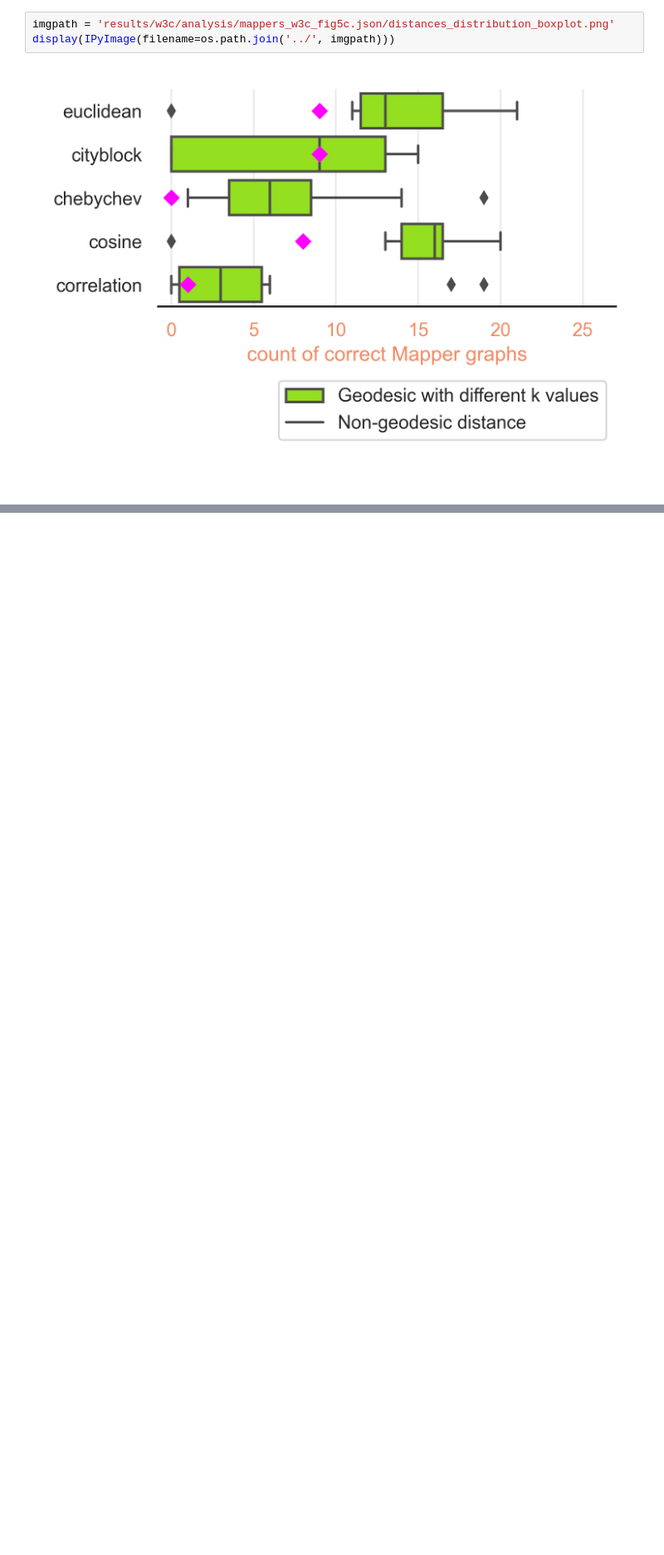
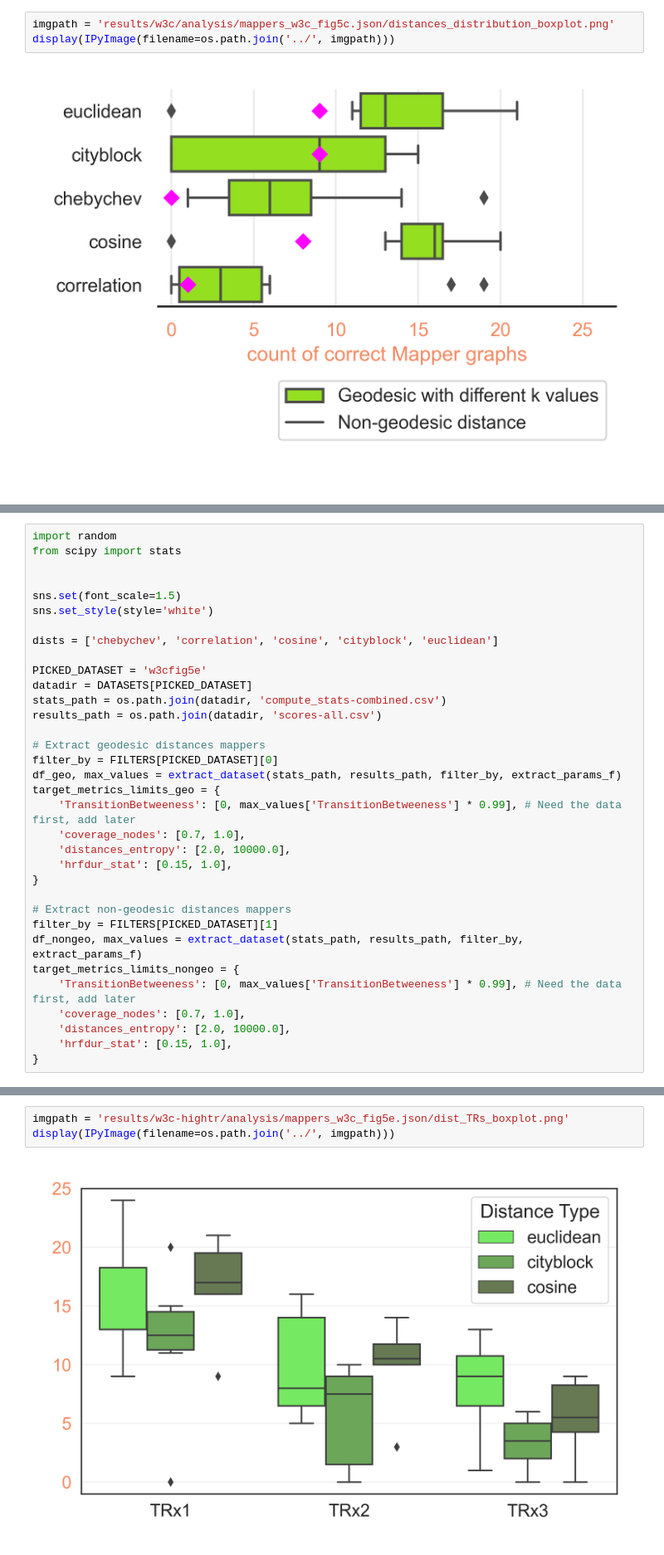
Before and after one commit to braindynamicslab/demapper, a Jupyter notebook: notebooks/Figure 5.ipynb, the cells around one changed output, grey strips where cells are left out. Shown at 83% size. Cells and saved outputs as stored; diff of their text form; blank space fills up the shorter version.

```diff
--- a/notebooks/Figure 5.ipynb
+++ b/notebooks/Figure 5.ipynb
@@ -311,0 +460,34 @@ display(IPyImage(filename=os.path.join('../', imgpath)))
+# %%
+import random
+from scipy import stats
+
+
+sns.set(font_scale=1.5)
+sns.set_style(style='white')
+
+dists = ['chebychev', 'correlation', 'cosine', 'cityblock', 'euclidean']
+
+PICKED_DATASET = 'w3cfig5e'
+datadir = DATASETS[PICKED_DATASET]
+stats_path = os.path.join(datadir, 'compute_stats-combined.csv')
+results_path = os.path.join(datadir, 'scores-all.csv')
+
+# Extract geodesic distances mappers
+filter_by = FILTERS[PICKED_DATASET][0]
+df_geo, max_values = extract_dataset(stats_path, results_path, filter_by, extract_params_f)
+target_metrics_limits_geo = {
+    'TransitionBetweeness': [0, max_values['TransitionBetweeness'] * 0.99], # Need the data first, add later
+    'coverage_nodes': [0.7, 1.0],
+    'distances_entropy': [2.0, 10000.0],
+    'hrfdur_stat': [0.15, 1.0],
+}
+
+# Extract non-geodesic distances mappers
+filter_by = FILTERS[PICKED_DATASET][1]
+df_nongeo, max_values = extract_dataset(stats_path, results_path, filter_by, extract_params_f)
+target_metrics_limits_nongeo = {
+    'TransitionBetweeness': [0, max_values['TransitionBetweeness'] * 0.99], # Need the data first, add later
+    'coverage_nodes': [0.7, 1.0],
+    'distances_entropy': [2.0, 10000.0],
+    'hrfdur_stat': [0.15, 1.0],
+}
@@ -311,0 +571,5 @@ display(IPyImage(filename=os.path.join('../', imgpath)))
+# %%
+imgpath = 'results/w3c-hightr/analysis/mappers_w3c_fig5e.json/dist_TRs_boxplot.png'
+display(IPyImage(filename=os.path.join('../', imgpath)))
+# %% [output]
+[figure, added]
```
Also changed, not shown: parts of 12 cells of this notebook, 1 other file.
